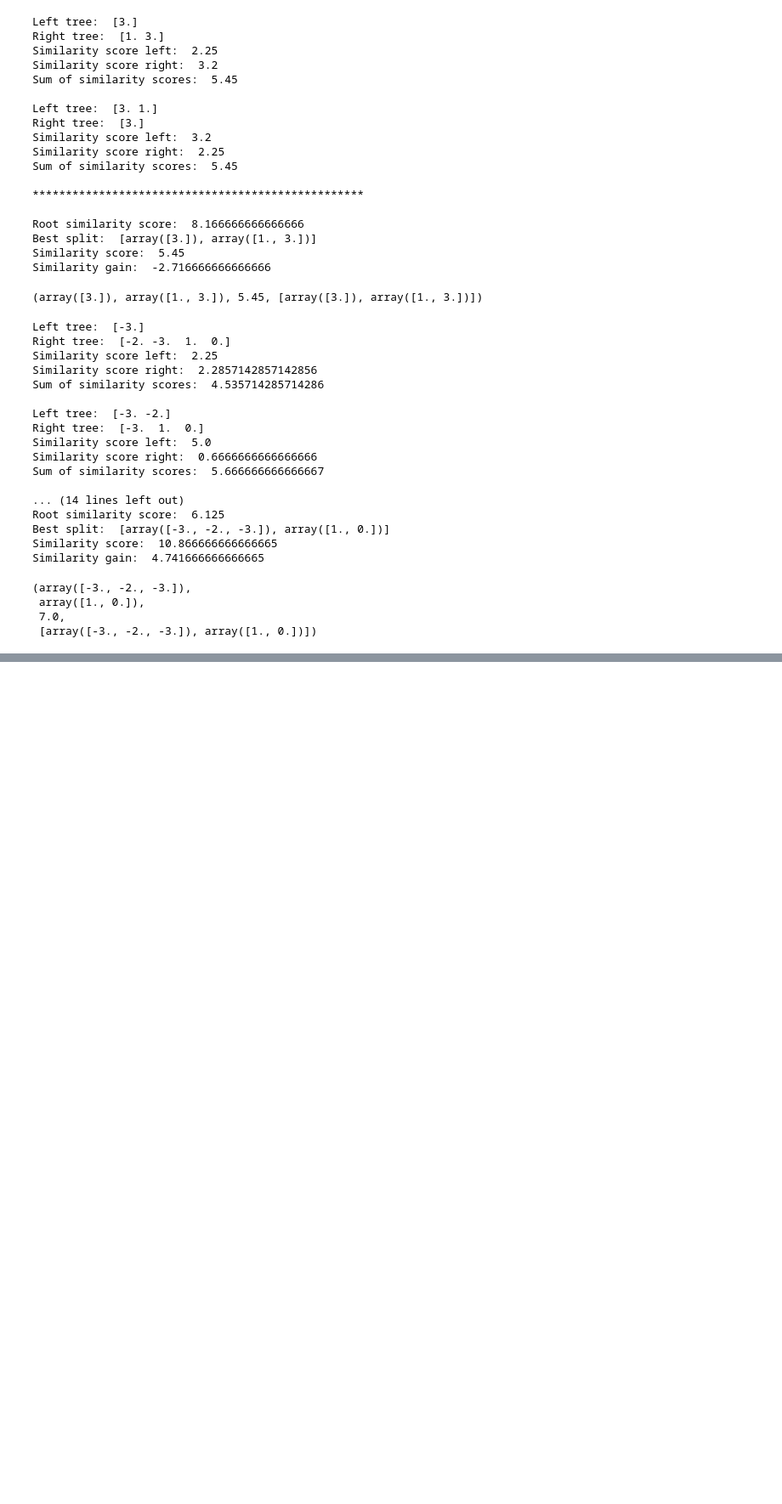
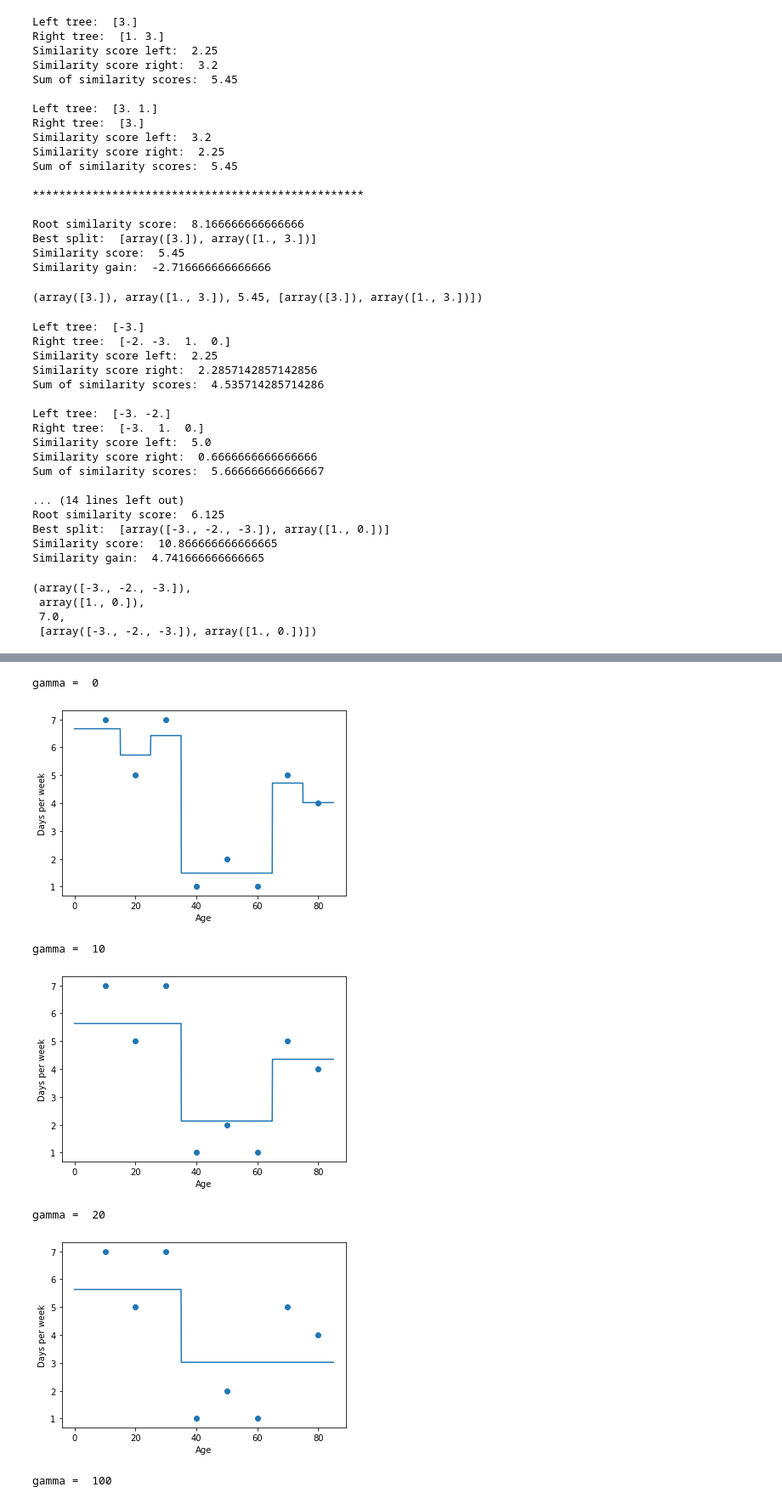
Before and after one commit to milhcbt/grokking_machine_learning, a Jupyter notebook: Chapter_12_Ensemble_Methods/Gradient_boosting_and_XGBoost.ipynb, the cells around one changed output, grey strips where cells are left out. Shown at 85% size. Cells and saved outputs as stored; diff of their text form; code cells hidden in the pictures; blank space fills up the shorter version.

```diff
--- a/Chapter_12_Ensemble_Methods/Gradient_boosting_and_XGBoost.ipynb
+++ b/Chapter_12_Ensemble_Methods/Gradient_boosting_and_XGBoost.ipynb
@@ -486,0 +476,27 @@ lambda =  5
+# %%
+features = np.array([[10],[20],[30],[40],[50],[60],[70],[80]])
+labels = np.array([7,5,7,1,2,1,5,4])
+
+# Recall that our initial prediction was the average of the labels
+initial_prediction = 4.0
+
+for i in [0, 10, 20, 100]:
+    print("gamma = ", i)
+    xgboost_regressor = XGBRegressor(random_state=0,
+                                     n_estimators=3,
+                                     max_depth=2,
+                                     reg_lambda=0,
+                                     min_split_loss=i,
+                                     learning_rate=0.7,
+                                     base_score=initial_prediction)
+    xgboost_regressor.fit(features, labels)
+    xgboost_regressor.score(features, labels)
+    plot_regressor(xgboost_regressor, features, labels)
+# %% [output]
+gamma =  0
+[figure, added]
+gamma =  10
+[figure, added]
+gamma =  20
+[figure, added]
+gamma =  100
```
Also changed, not shown: parts of 15 cells of this notebook.
